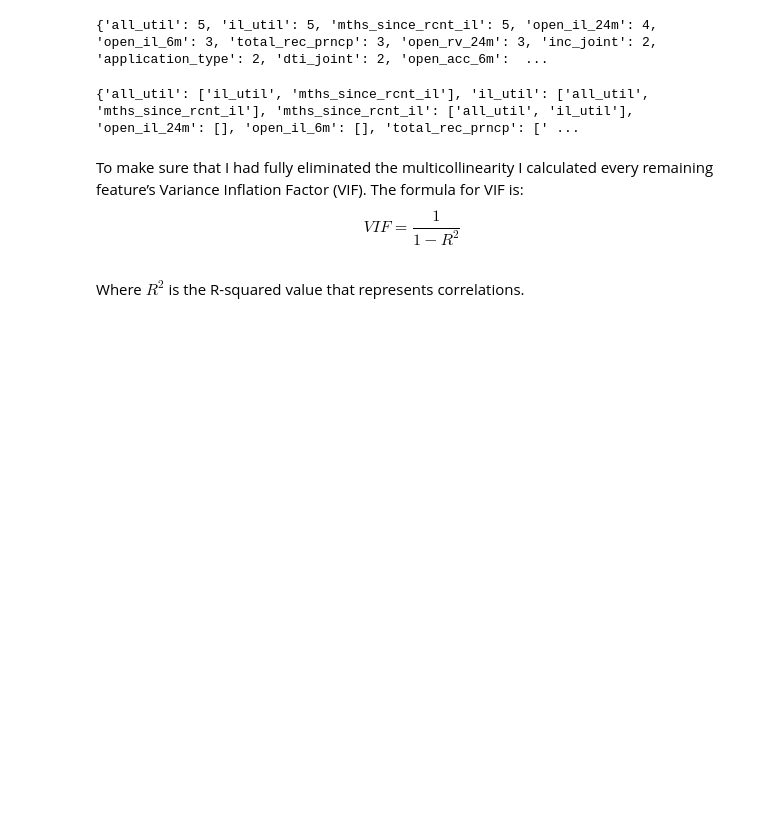
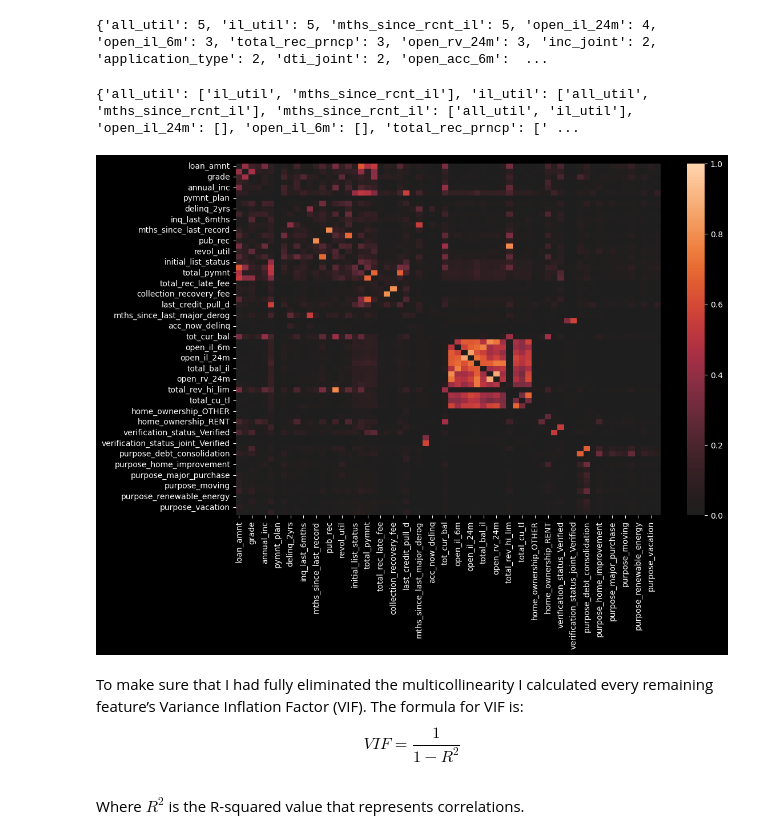
Before and after one commit to Jewdah18/Loan-Default-Risk, a Jupyter notebook: notebooks/Data Wrangling.ipynb, the cells around one changed output. Drawn from its saved outputs; the diff is of its cells as text; code cells hidden in the pictures; blank space fills up the shorter version.

```diff
--- a/notebooks/Data Wrangling.ipynb
+++ b/notebooks/Data Wrangling.ipynb
@@ -525,6 +498,12 @@ def corr_list(min_corr, corr, still_high_mcl = None):
 corr_list(corr = 0.9, min_corr = 1)
 # %% [output]
 {'all_util': ['il_util', 'mths_since_rcnt_il'], 'il_util': ['all_util', 'mths_since_rcnt_il'], 'mths_since_rcnt_il': ['all_util', 'il_util'], 'open_il_24m': [], 'open_il_6m': [], 'total_rec_prncp': [' ...
+# %%
+X_num.drop(['all_util','il_util', 'total_rec_prncp', 'inc_joint', 'application_type', 'total_pymnt_inv', 'out_prncp_inv'], axis = 1, inplace = True)
+# %%
+zero_diagonal_heatmap(X_num)
+# %% [output]
+[figure, added]
 # %% [markdown]
 To make sure that I had fully eliminated the multicollinearity I calculated every remaining feature’s Variance Inflation Factor (VIF). The formula for VIF is:
 $$VIF=\frac{1}{1-R^2}$$
```
Also changed, not shown: parts of 27 cells of this notebook.
